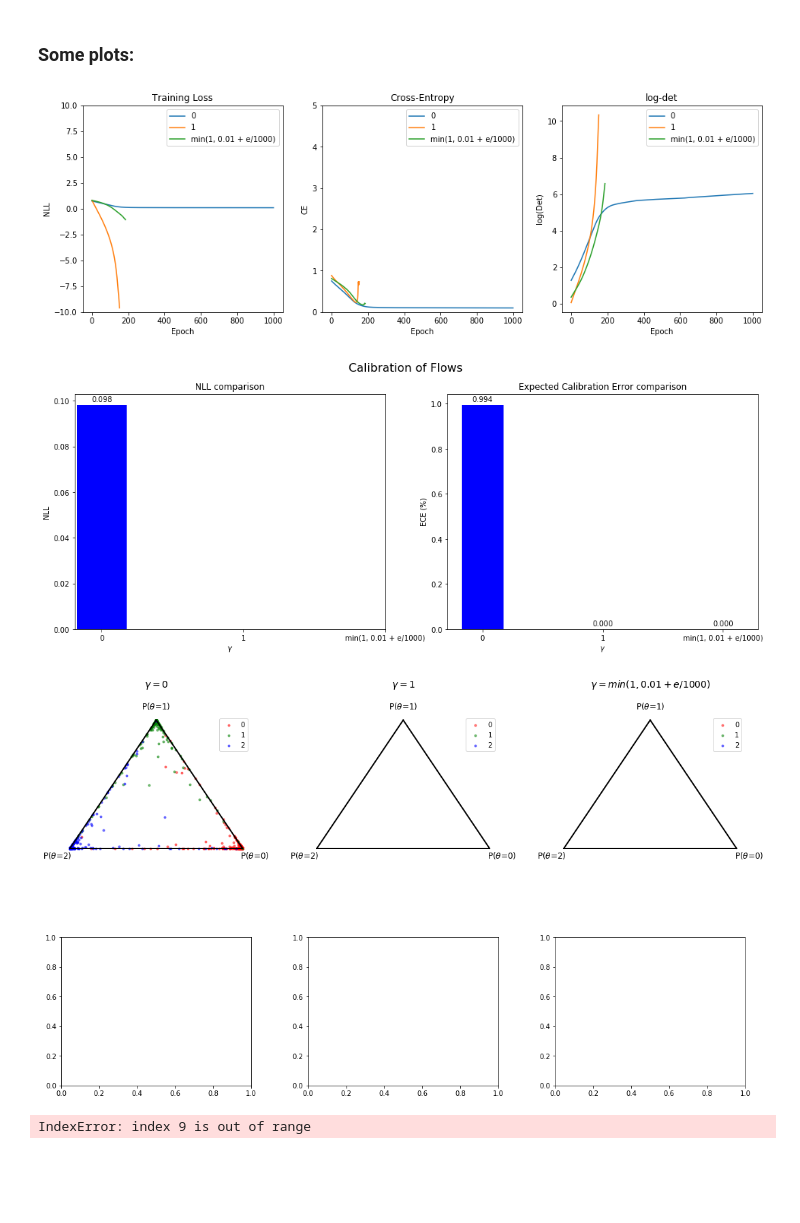
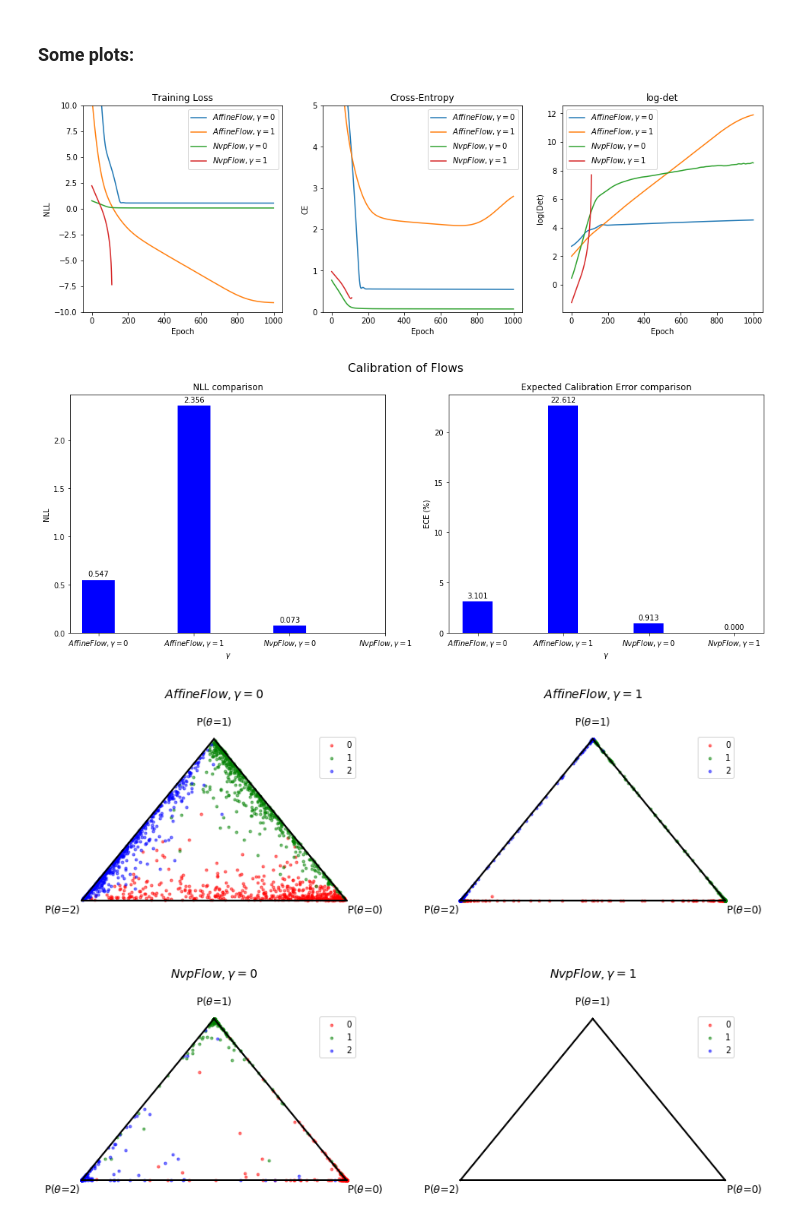
Before and after one commit to SergioAlvarezB/calibration-normalizing-flows, a Jupyter notebook: notebooks/train-flows-det.ipynb, the cells around one changed output. Cells and saved outputs as stored; diff of their text form; code cells hidden in the pictures; blank space fills up the shorter version.

```diff
--- a/notebooks/train-flows-det.ipynb
+++ b/notebooks/train-flows-det.ipynb
@@ -155,7 +155,6 @@ class Flow(nn.Module):
 We introduce the parameter $\gamma$ to control the contribution of the log-determinant to the loss:
 # %%
 epochs = 1000
-layers = 5
 
 
 # Convert data to torch tensors.
@@ -166,19 +165,25 @@ torch_target = torch.as_tensor(target, dtype=torch.long)
 gammas = [
     lambda x: 0.,
     lambda x: 1.,
-    lambda x: min(1, 0.01 + x/1000),
+    lambda x: 0.,
+    lambda x: 1.,
+]
+
+flows = [
+    Flow(layers=[AffineConstantLayer(3) for _ in range(10)]),
+    Flow(layers=[AffineConstantLayer(3) for _ in range(10)]),
+    Flow(layers=[NvpCouplingLayer(3) for _ in range(10)]),
+    Flow(layers=[NvpCouplingLayer(3) for _ in range(10)]),
 ]
 
 labels = [
-    '0',
-    '1',
-    r'min(1, 0.01 + e/1000)',
+    r'$AffineFlow, \gamma = 0$',
+    r'$AffineFlow, \gamma = 1$',
+    r'$NvpFlow, \gamma = 0$',
+    r'$NvpFlow, \gamma = 1$',
 ]
 # %%
-def train_model(gamma):
-    # Build  flow
-    flow_layers = [NvpCouplingLayer(3) for _ in range(layers)]
-    model = Flow(layers=flow_layers)
+def train_model(gamma, model):
 
     # Instantiate optimizer and loss function
     optimizer = torch.optim.Adam(model.parameters())
@@ -219,7 +224,7 @@ def train_model(gamma):
 # %% [markdown]
 **Train flows:**
 # %%
-models = [train_model(gamma) for gamma in gammas]
+models = [train_model(gamma, flow) for gamma, flow in zip(gammas, flows)]
 # %% [markdown]
 ### Some plots:
 # %%
@@ -252,7 +257,7 @@ ax[2].legend()
 
 plt.show()
 # %% [output]
-[figure, old version]
+[figure, new version]
 # %%
 def autolabel(rects, ax):
     """Attach a text label above each bar in *rects*, displaying its height.
@@ -299,20 +304,16 @@ autolabel(rects, ax_arr[1])
 
 plt.show()
 # %% [output]
-[figure, old version]
+[figure, new version]
 # %%
-fig, ax_arr = plt.subplots(2, 3, figsize=(18, 10), gridspec_kw={'hspace': 0.5, 'wspace': 0.3})
+fig, ax_arr = plt.subplots(2, 2, figsize=(14, 10), gridspec_kw={'hspace': 0.5, 'wspace': 0.3})
 
 for i, model in enumerate(models):
 
     probs = softmax(model['model'](torch_logits)[0].detach().numpy(), axis=1)
-    label = r'$\gamma = {}$'.format(labels[i])
-    ax_arr[i//3, i%3] = plot_prob_simplex(probs, target=target, ax=ax_arr[i//3, i%3], title=label)
+    label = labels[i]
+    ax_arr[i//2, i%2] = plot_prob_simplex(probs, target=target, ax=ax_arr[i//2, i%2], title=label)
 
 plt.show()
 # %% [output]
-[figure, old version]
+[figure, new version]
-# %%
-models[0]['model'].layers[9].mask
-# %% [output]
-IndexError: index 9 is out of range
```
Also changed, not shown: parts of 2 cells of this notebook.
